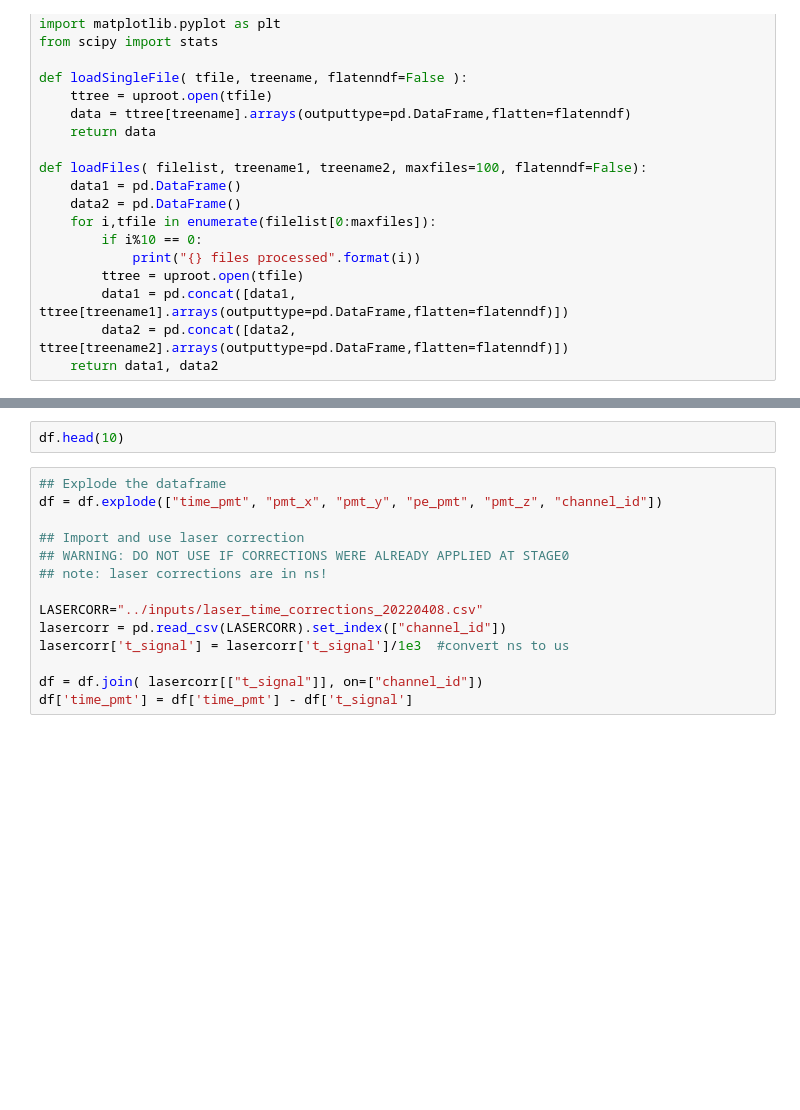
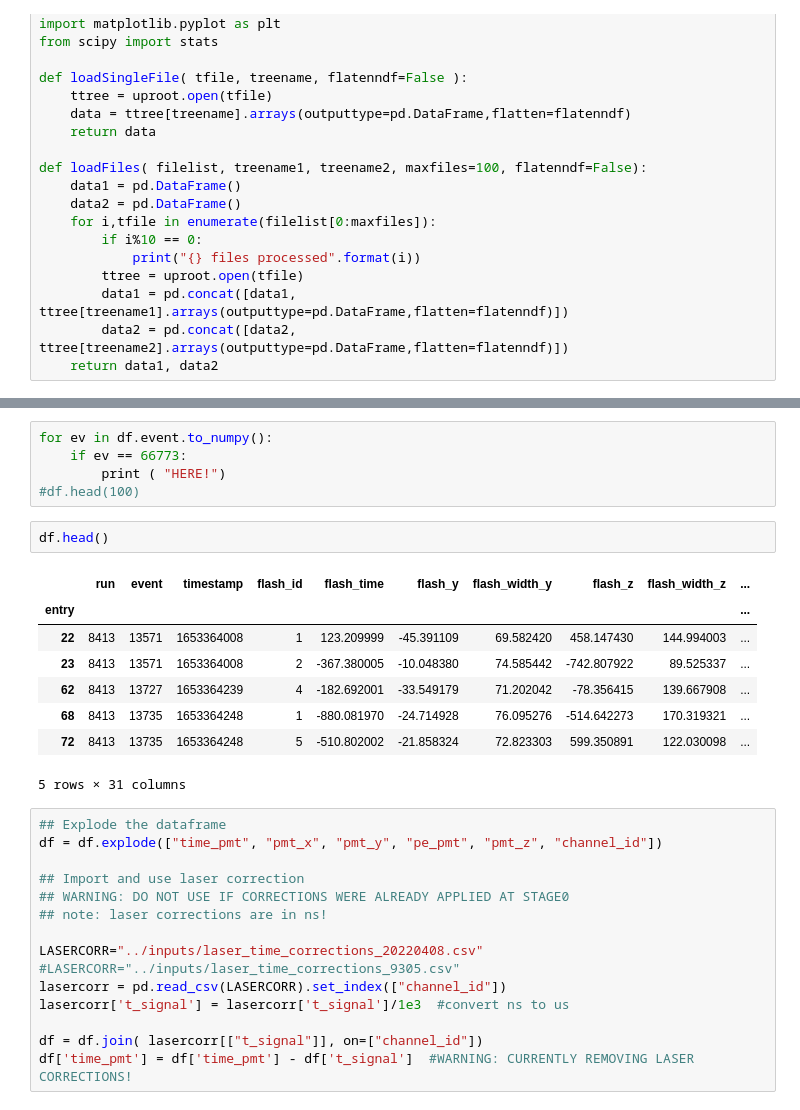
Before and after one commit to mvicenzi/pmt-calibration, a Jupyter notebook: cosmics-timing/notebooks/Event-display.ipynb, the cells around one changed output, grey strips where cells are left out. Saved outputs shown, nothing was run; the diff lists cells and outputs as text; blank space fills up the shorter version.

```diff
--- a/cosmics-timing/notebooks/Event-display.ipynb
+++ b/cosmics-timing/notebooks/Event-display.ipynb
@@ -73,5 +92,19 @@ print("Consider {} tracks".format( len(df) ) )
 # %%
-df.head(10)
+for ev in df.event.to_numpy():
+    if ev == 66773:
+        print ( "HERE!")
+#df.head(100)
+# %%
+df.head()
+# %% [output]
+|  | run | event | timestamp | flash_id | flash_time | flash_y | flash_width_y | flash_z | flash_width_z | ... |
+| entry |  |  |  |  |  |  |  |  |  | ... |
+| 22 | 8413 | 13571 | 1653364008 | 1 | 123.209999 | -45.391109 | 69.582420 | 458.147430 | 144.994003 | ... |
+| 23 | 8413 | 13571 | 1653364008 | 2 | -367.380005 | -10.048380 | 74.585442 | -742.807922 | 89.525337 | ... |
+| 62 | 8413 | 13727 | 1653364239 | 4 | -182.692001 | -33.549179 | 71.202042 | -78.356415 | 139.667908 | ... |
+| 68 | 8413 | 13735 | 1653364248 | 1 | -880.081970 | -24.714928 | 76.095276 | -514.642273 | 170.319321 | ... |
+| 72 | 8413 | 13735 | 1653364248 | 5 | -510.802002 | -21.858324 | 72.823303 | 599.350891 | 122.030098 | ... |
+5 rows × 31 columns
 # %%
 ## Explode the dataframe
 df = df.explode(["time_pmt", "pmt_x", "pmt_y", "pe_pmt", "pmt_z", "channel_id"])
@@ -81,11 +114,12 @@ df = df.explode(["time_pmt", "pmt_x", "pmt_y", "pe_pmt", "pmt_z", "channel_id"])
 ## note: laser corrections are in ns!
 
 LASERCORR="../inputs/laser_time_corrections_20220408.csv"
+#LASERCORR="../inputs/laser_time_corrections_9305.csv"
 lasercorr = pd.read_csv(LASERCORR).set_index(["channel_id"])
 lasercorr['t_signal'] = lasercorr['t_signal']/1e3  #convert ns to us
 
 df = df.join( lasercorr[["t_signal"]], on=["channel_id"])
-df['time_pmt'] = df['time_pmt'] - df['t_signal']
+df['time_pmt'] = df['time_pmt'] - df['t_signal']  #WARNING: CURRENTLY REMOVING LASER CORRECTIONS!
 # %%
 def _seltpc(xx):
     if xx < -200:
```
Also changed, not shown: parts of 10 cells of this notebook, 8 other files.
